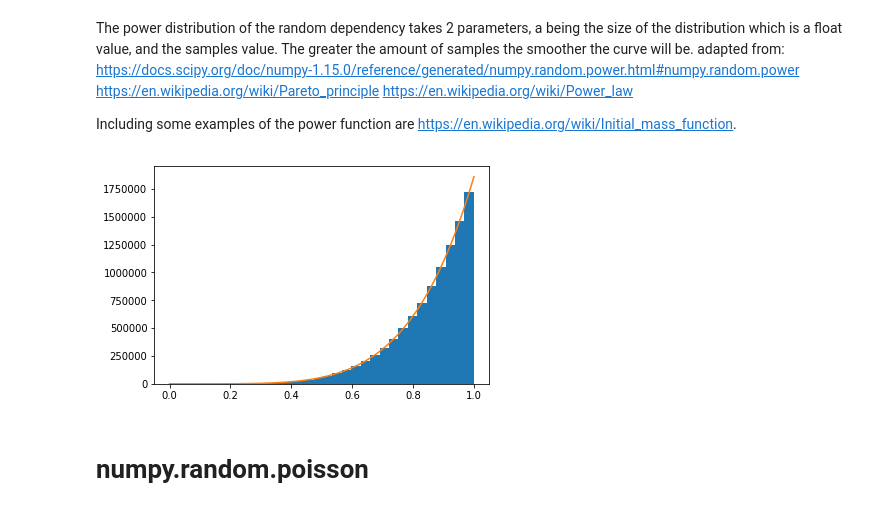
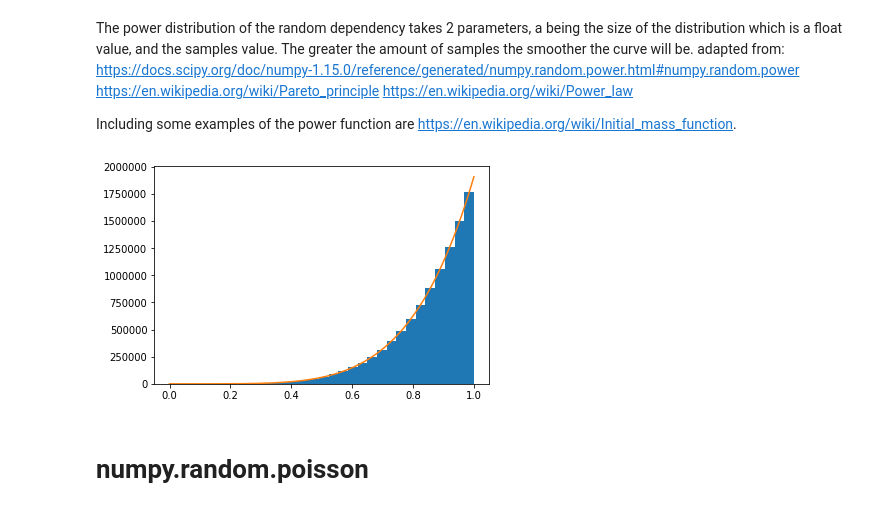
Before and after one commit to smcguire56/emtech-assignment, a Jupyter notebook: 1. numpy random notebook/numpy-random.ipynb, the cells around one changed output. Drawn from its saved outputs; the diff is of its cells as text; code cells hidden in the pictures.

```diff
--- a/1. numpy random notebook/numpy-random.ipynb
+++ b/1. numpy random notebook/numpy-random.ipynb
@@ -81,12 +75,12 @@ s = np.random.power(a, samples)
 # %%
-count, bins, ignored = plt.hist(s, bins=30)
+count, bins, ignored = plt.hist(np.random.power(6, 10000000), bins=30)
 x = np.linspace(0, 1, 100)
-y = a*x**(a-1.)
-normed_y = samples*np.diff(bins)[0]*y
+y = 6*x**(6-1.)
+normed_y = 10000000*np.diff(bins)[0]*y
 plt.plot(x, normed_y)
 plt.show()
 # %% [output]
-[figure, old version]
+[figure, new version]
 # %% [markdown]
 # numpy.random.poisson
 # %% [markdown]
```
Also changed, not shown: parts of 9 cells of this notebook, 3 other files.
